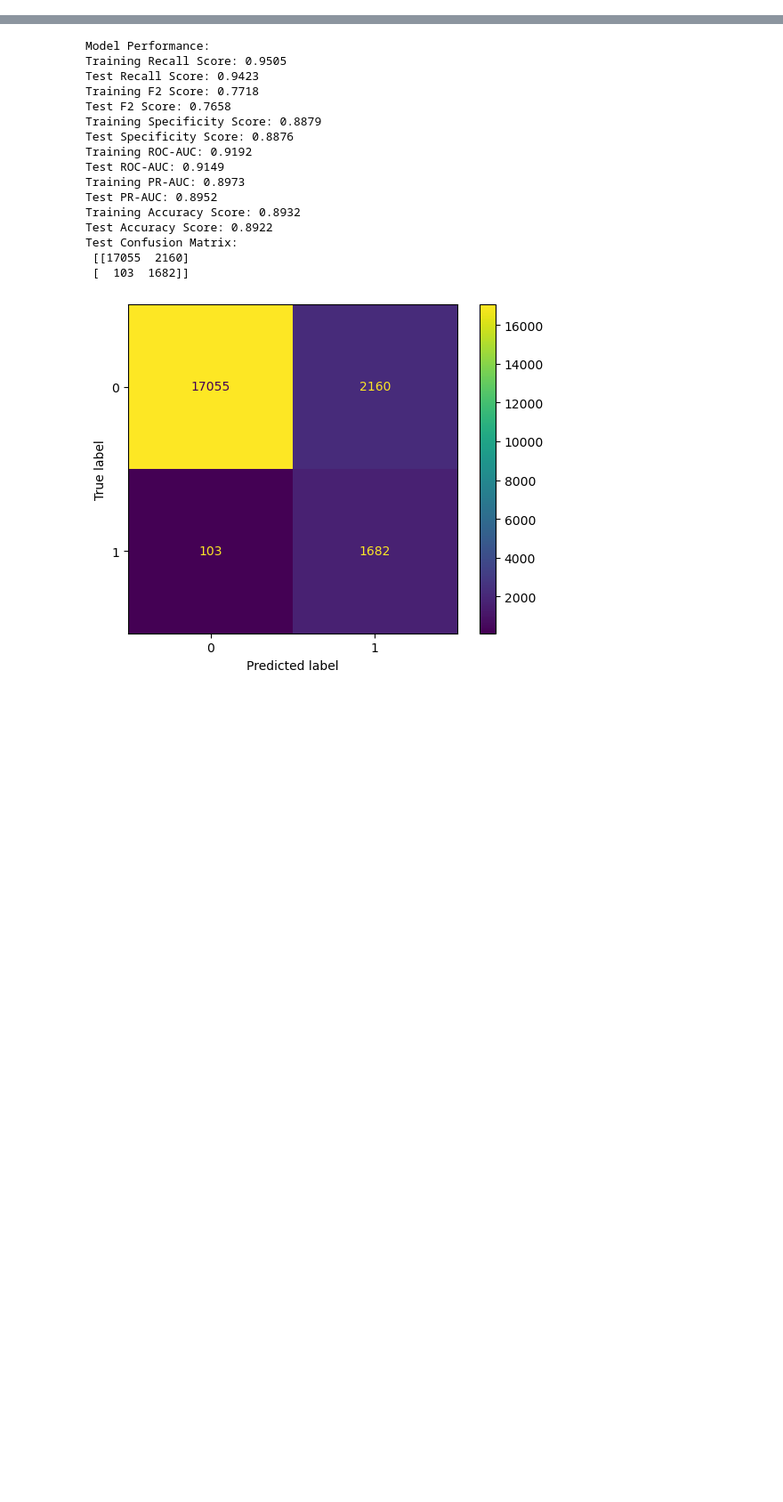
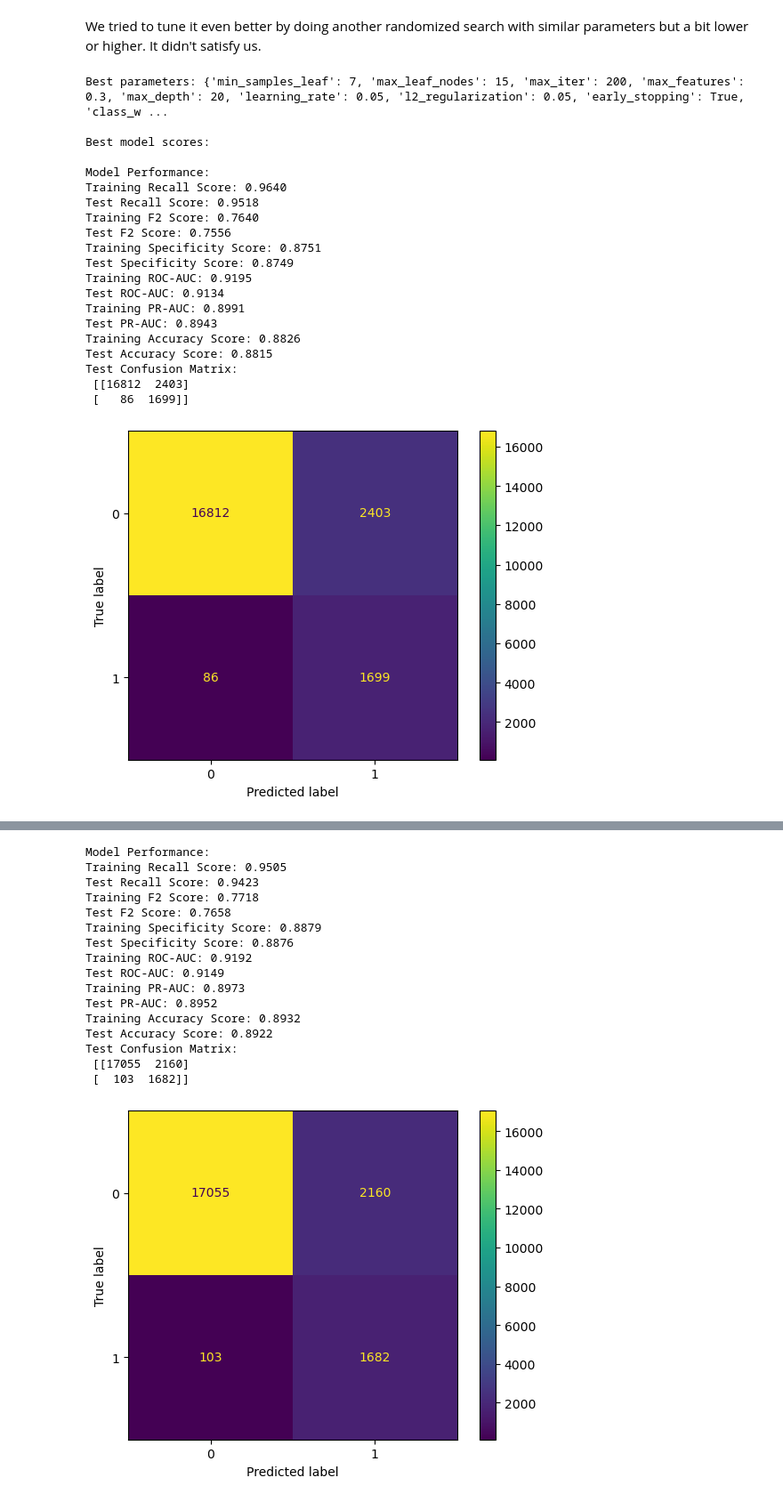
Before and after one commit to kasia-sko/ML, a Jupyter notebook: projekt_1/budowa_krok_3_1.ipynb, the cells around one changed output, grey strips where cells are left out. Shown at 89% size. Cells and saved outputs as stored; diff of their text form; code cells hidden in the pictures; blank space fills up the shorter version.

```diff
--- a/projekt_1/budowa_krok_3_1.ipynb
+++ b/projekt_1/budowa_krok_3_1.ipynb
@@ -849,0 +745,64 @@ CAŁKIEM CAŁKIEM
+# %% [markdown]
+We tried to tune it even better by doing another randomized search with similar parameters but a bit lower or higher. It didn't satisfy us.
+# %%
+param_dist = {
+    'max_depth': [16, 18, 20],
+    'max_features': [0.1, 0.2, 0.3],
+    'min_samples_leaf': [5, 6, 7],
+    'max_iter': [200, 250, 300],
+    'learning_rate': [0.03, 0.05, 0.07,0.1,0.2],
+    'l2_regularization': [0.05,0.1, 0.2, 0.3],
+    'max_leaf_nodes': [15, 20, 25],
+    'class_weight': [{0: 1, 1: w} for w in [14, 15,16, 18]],
+    'early_stopping': [False,True]
+}
+
+scorers = {
+    'roc_auc': 'roc_auc',
+    'f3_score': make_scorer(fbeta_score, beta=3.2),
+    'recall': make_scorer(recall_score),
+    'precision': make_scorer(precision_score),
+    'f1_score': make_scorer(f1_score)
+}
+
+random_search_boost = RandomizedSearchCV(
+    estimator=gboost,
+    param_distributions=param_dist,
+    n_iter=50,
+    cv=5,
+    scoring=scorers,
+    refit='f3_score',
+    random_state=32,
+    n_jobs=-1,
+    verbose=0
+)
+
+pipeline_fit(random_search_boost)
+
+print("Best parameters:", random_search_boost.best_params_)
+
+boost_best = random_search_boost.best_estimator_
+print("\nBest model scores:")
+metrics = scores_model(boost_best)
+# %% [output]
+Best parameters: {'min_samples_leaf': 7, 'max_leaf_nodes': 15, 'max_iter': 200, 'max_features': 0.3, 'max_depth': 20, 'learning_rate': 0.05, 'l2_regularization': 0.05, 'early_stopping': True, 'class_w ...
+
+Best model scores:
+
+Model Performance:
+Training Recall Score: 0.9640
+Test Recall Score: 0.9518
+Training F2 Score: 0.7640
+Test F2 Score: 0.7556
+Training Specificity Score: 0.8751
+Test Specificity Score: 0.8749
+Training ROC-AUC: 0.9195
+Test ROC-AUC: 0.9134
+Training PR-AUC: 0.8991
+Test PR-AUC: 0.8943
+Training Accuracy Score: 0.8826
+Test Accuracy Score: 0.8815
+Test Confusion Matrix:
+ [[16812  2403]
+ [   86  1699]]
+[figure, added]
```
Also changed, not shown: parts of 68 cells of this notebook.
